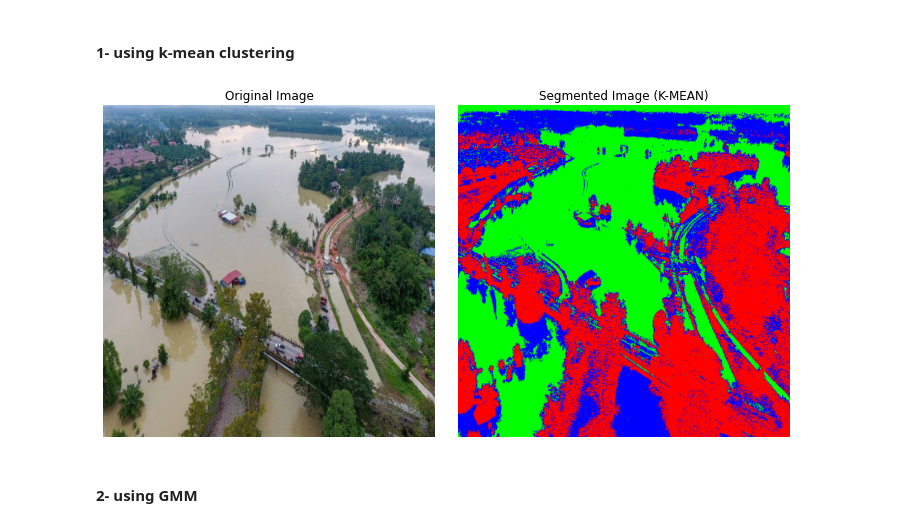
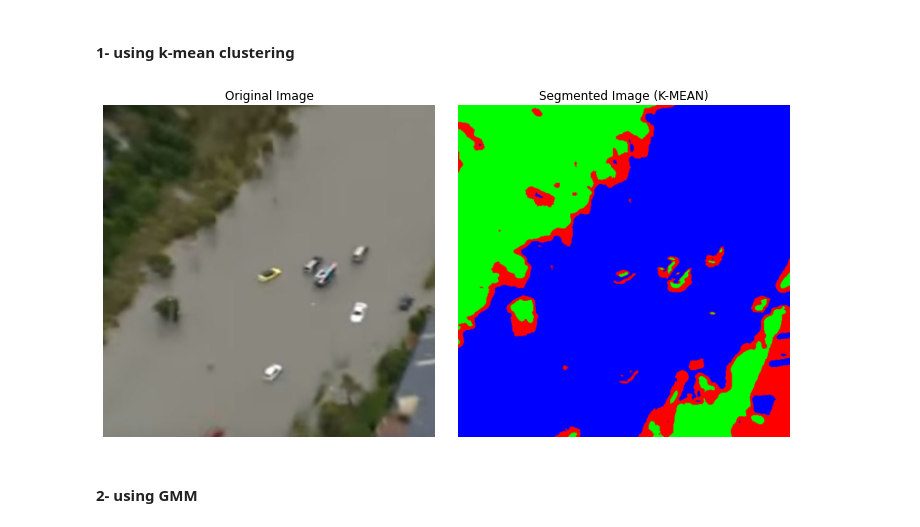
Before and after one commit to Elonsolmostafa1/Flood-Damage, a Jupyter notebook: main.ipynb, the cells around one changed output. Cells and saved outputs as stored; diff of their text form; code cells hidden in the pictures.

```diff
--- a/main.ipynb
+++ b/main.ipynb
@@ -75,10 +75,10 @@ def per_pixel_classification_kmeans(image_path, num_clusters):
     plt.tight_layout()
     plt.show()
 # %%
-image_path = 'dataset/flooded/102.jpg'
+image_path = 'dataset/flooded/417.jpg'
 per_pixel_classification_kmeans(image_path,3)
 # %% [output]
-[figure, old version]
+[figure, new version]
 # %% [markdown]
 #### 2- using GMM
 # %%
```
